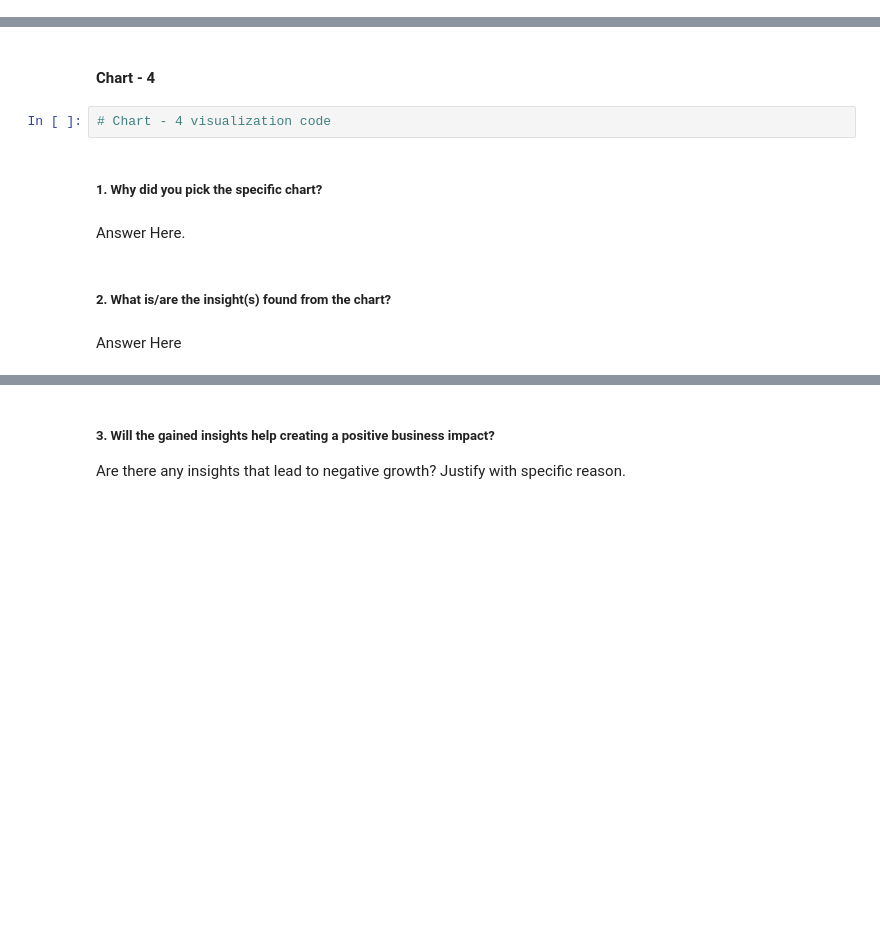
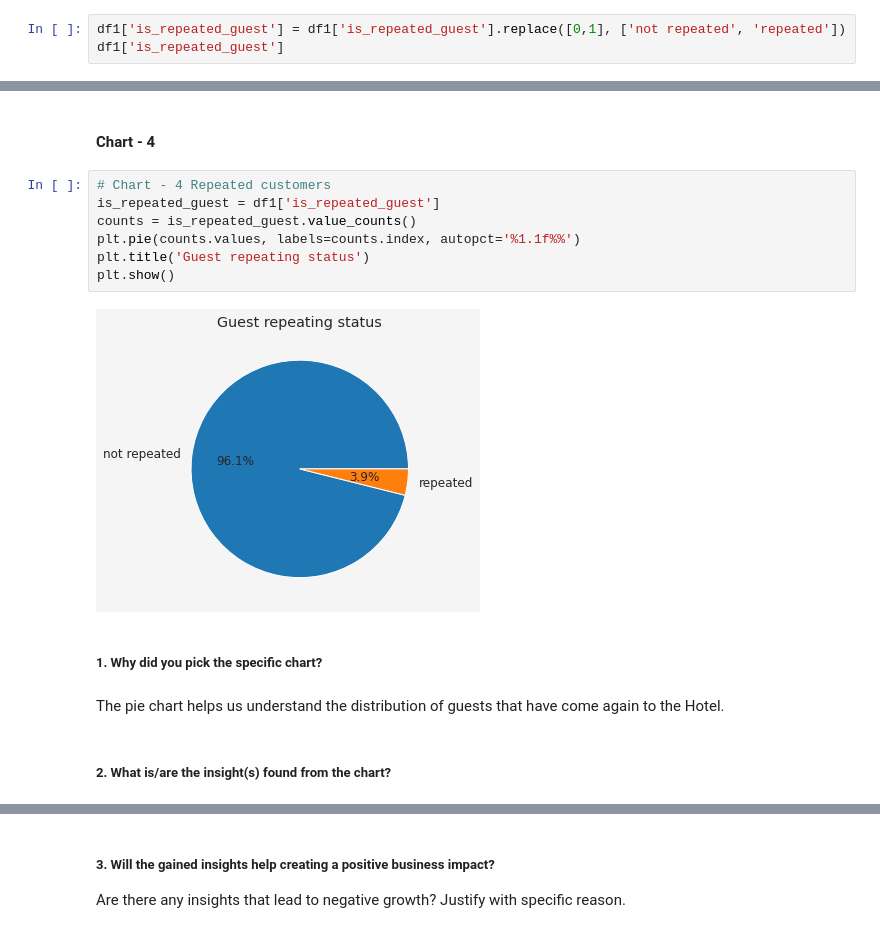
Before and after one commit to ArpitaAcharya/EDA-HOTEL-BOOKING-ANALYSIS, a Jupyter notebook: Hotel_booking_Arpita.ipynb, the cells around one changed output, grey strips where cells are left out. Cells and saved outputs as stored; diff of their text form; blank space fills up the shorter version.

```diff
--- a/Hotel_booking_Arpita.ipynb
+++ b/Hotel_booking_Arpita.ipynb
@@ -280,3 +280,6 @@ import seaborn as sea
 ### What all manipulations have you done and insights you found?
 # %% [markdown]
 Answer Here.
+# %%
+df1['is_repeated_guest'] = df1['is_repeated_guest'].replace([0,1], ['not repeated', 'repeated'])
+df1['is_repeated_guest']
@@ -362,13 +378,18 @@ Are there any insights that lead to negative growth? Justify with specific reaso
 The Business will benefit by understanding that their Direct bookings are very less compared to Agents booking hence they can do a brainstorming session on how can they increase the direct booking so as to not pay agent commission if paid any
 # %% [markdown]
 #### Chart - 4
-# %%
-# Chart - 4 visualization code
+# %%
+# Chart - 4 Repeated customers
+is_repeated_guest = df1['is_repeated_guest']
+counts = is_repeated_guest.value_counts()
+plt.pie(counts.values, labels=counts.index, autopct='%1.1f%%')
+plt.title('Guest repeating status')
+plt.show()
+# %% [output]
+[figure, added]
 # %% [markdown]
 ##### 1. Why did you pick the specific chart?
-# %% [markdown]
-Answer Here.
+# %% [markdown]
+The pie chart helps us understand the distribution of guests that have come again to the Hotel.
 # %% [markdown]
 ##### 2. What is/are the insight(s) found from the chart?
-# %% [markdown]
-Answer Here
```
Also changed, not shown: parts of 4 cells of this notebook.
